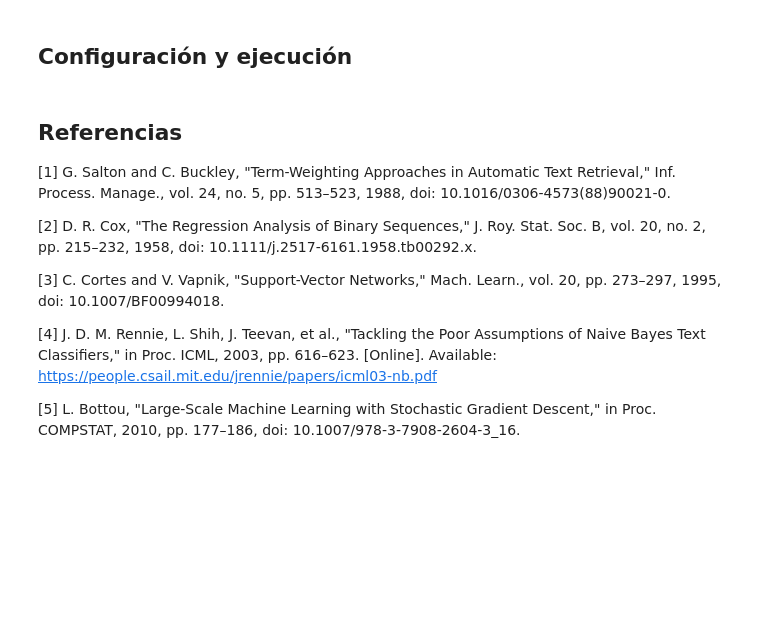
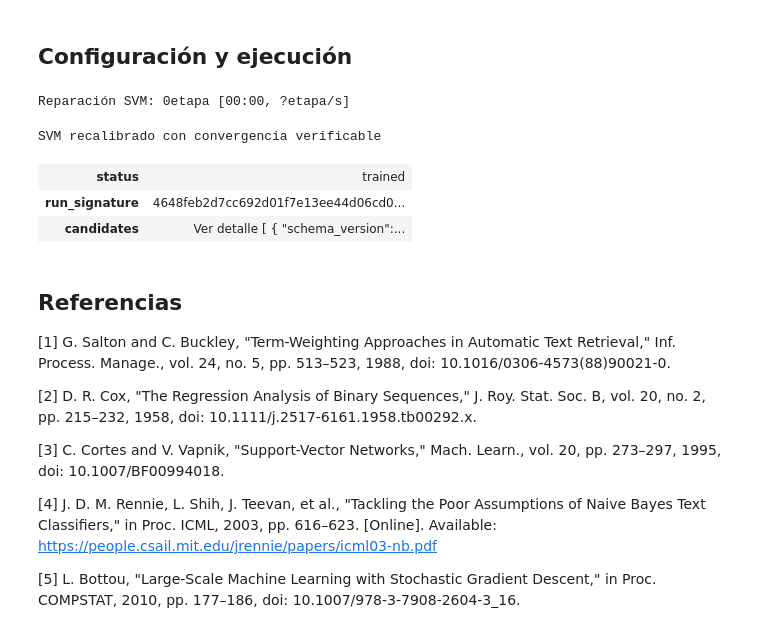
Before and after one commit to lkoc/Trabajo_PLN-MIA-Grupo4, a Jupyter notebook: flujo/03_entrenamiento/03_01_modelos_clasicos.ipynb, the cells around one changed output. Saved outputs shown, nothing was run; the diff lists cells and outputs as text; code cells hidden in the pictures; blank space fills up the shorter version.

```diff
--- a/flujo/03_entrenamiento/03_01_modelos_clasicos.ipynb
+++ b/flujo/03_entrenamiento/03_01_modelos_clasicos.ipynb
@@ -57,19 +70,30 @@ show_result('Dataset descomprimido y verificado', dataset_checkpoint, tone='succ
 # %%
 from moderacion_peru.experiments import train_classical_experiments
 DATA=ROOT/'datos/model_ready/v2/dataset_5_salidas.jsonl'
 OUTPUT=ROOT/'modelos/v2/clasicos'
 SAFE_TO_DAMAGE_RATIO=4.0  # política fija en train y validation
 PARALLEL_WORKERS=4  # 4/16 hilos: comparte la matriz dispersa sin saturar RAM
+LINEAR_SVM_MAX_ITER=20000  # 1.000 produjo ConvergenceWarning en 22 salidas × 3 pliegues
 RUN_TRAINING=False
+RUN_SVM_CONVERGENCE_REPAIR=True
 RUN_CHANNEL_ROBUSTNESS=False
 if RUN_TRAINING:
-    classical_result=run_with_progress('Suite clásica',train_classical_experiments,DATA,OUTPUT,variants=('base','policy_informed'),safe_to_damage_ratio=SAFE_TO_DAMAGE_RATIO,parallel_workers=PARALLEL_WORKERS,progress_unit='etapa')
+    classical_result=run_with_progress('Suite clásica',train_classical_experiments,DATA,OUTPUT,variants=('base','policy_informed'),safe_to_damage_ratio=SAFE_TO_DAMAGE_RATIO,parallel_workers=PARALLEL_WORKERS,linear_svm_max_iter=LINEAR_SVM_MAX_ITER,progress_unit='etapa')
     show_result('Clásicos base e informados por política',classical_result,tone='success')
+if RUN_SVM_CONVERGENCE_REPAIR:
+    svm_result=run_with_progress('Reparación SVM',train_classical_experiments,DATA,OUTPUT/'svm_convergence_repair',model_names=('linear_svm',),variants=('base','policy_informed'),safe_to_damage_ratio=SAFE_TO_DAMAGE_RATIO,parallel_workers=PARALLEL_WORKERS,linear_svm_max_iter=LINEAR_SVM_MAX_ITER,progress_unit='etapa')
+    show_result('SVM recalibrado con convergencia verificable',svm_result,tone='warning' if any(candidate['fit_quality']['converged'] is not True for candidate in svm_result['candidates']) else 'success')
 if RUN_CHANNEL_ROBUSTNESS:
     robustness_result=run_with_progress('Robustez por canal',train_classical_experiments,DATA,OUTPUT/'channel_heldout',model_names=('logistic_regression',),variants=('base','policy_informed'),safe_to_damage_ratio=SAFE_TO_DAMAGE_RATIO,split_scheme='channel',parallel_workers=PARALLEL_WORKERS,progress_unit='etapa')
     show_result('Robustez con canales retenidos',robustness_result,tone='success')
-if not (RUN_TRAINING or RUN_CHANNEL_ROBUSTNESS):
-    show_summary('Entrenamiento desactivado',{'salidas':'22 enmascaradas','SEGURO_train_validation':'4:1','TF-IDF':'una extracción por variante, reutilizada por cinco modelos','paralelismo':f'{PARALLEL_WORKERS} hilos compartiendo matriz dispersa','progreso':'barra por preparación, TF-IDF, candidato y validation','test':'natural completo, sellado'},tone='neutral')
+if not (RUN_TRAINING or RUN_SVM_CONVERGENCE_REPAIR or RUN_CHANNEL_ROBUSTNESS):
+    show_summary('Entrenamiento desactivado',{'salidas':'22 enmascaradas','SEGURO_train_validation':'4:1','TF-IDF':'una extracción por variante, reutilizada por cinco modelos','SVM':f'max_iter={LINEAR_SVM_MAX_ITER}; convergencia registrada y exigida en 03_07','paralelismo':f'{PARALLEL_WORKERS} hilos compartiendo matriz dispersa','progreso':'barra por preparación, TF-IDF, candidato y validation','test':'natural completo, sellado'},tone='neutral')
+# %% [output]
+Reparación SVM: 0etapa [00:00, ?etapa/s]
+SVM recalibrado con convergencia verificable
+| status | trained |
+| run_signature | 4648feb2d7cc692d01f7e13ee44d06cd0... |
+| candidates | Ver detalle [ { "schema_version":... |
 # %% [markdown]
 ## Referencias
 
```
Also changed, not shown: parts of 2 cells of this notebook, 19 other files.
